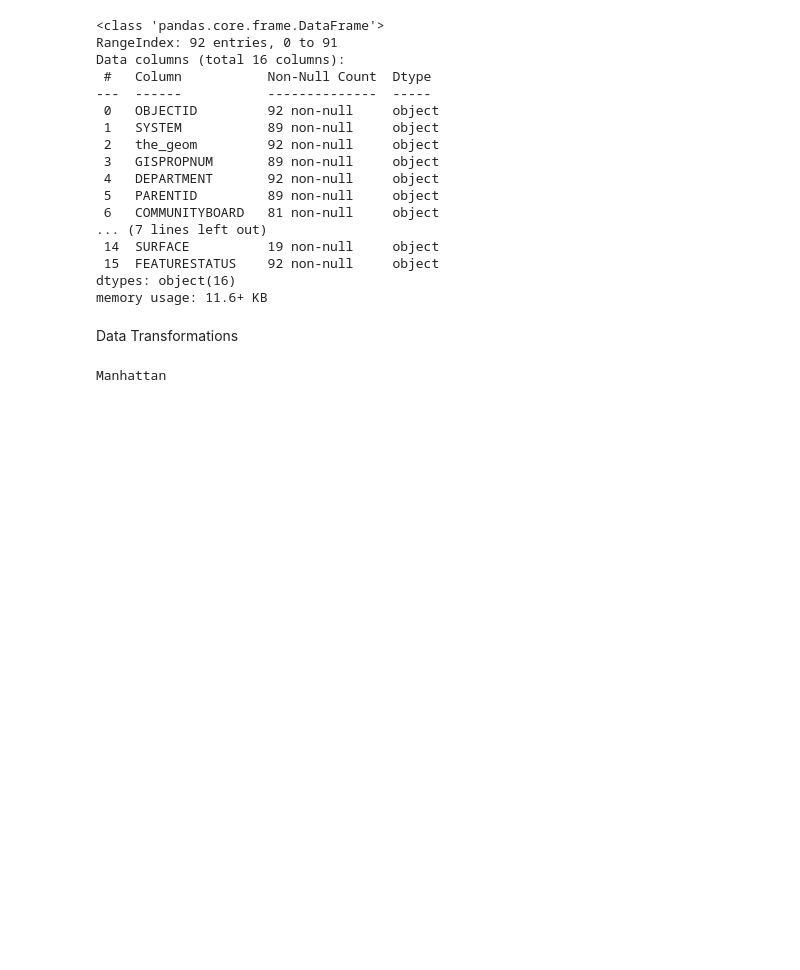
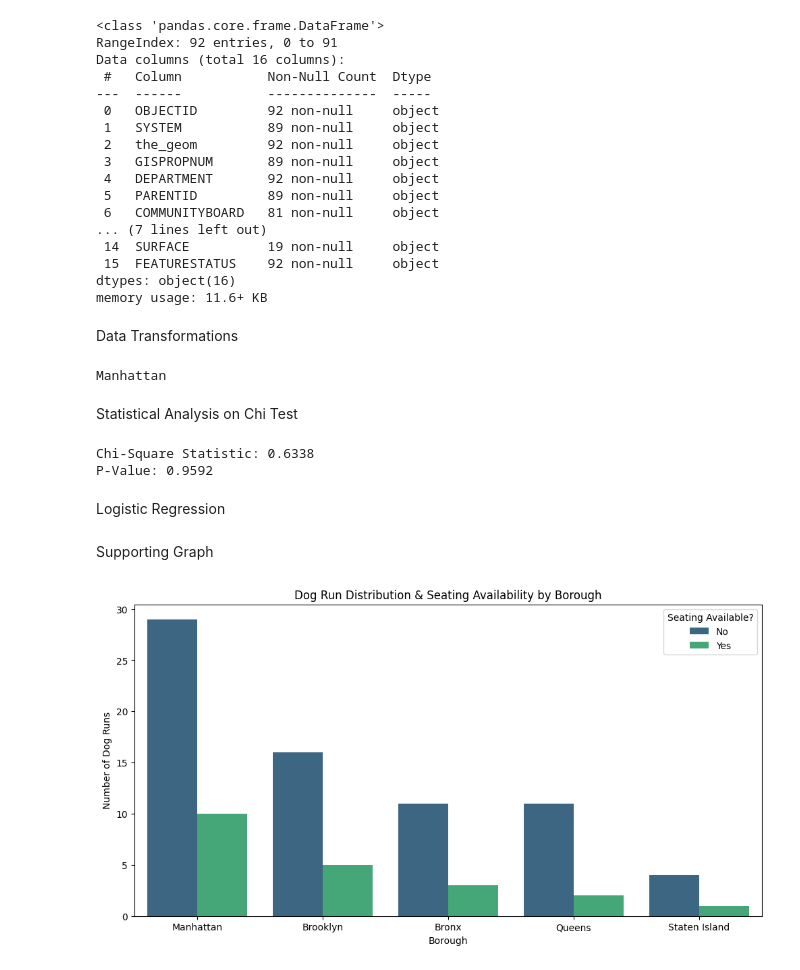
Before and after one commit to OlenaM32/CapstoneProject, a Jupyter notebook: Dog_Parks.ipynb, the cells around one changed output. Cells and saved outputs as stored; diff of their text form; code cells hidden in the pictures; blank space fills up the shorter version.

```diff
--- a/Dog_Parks.ipynb
+++ b/Dog_Parks.ipynb
@@ -71,3 +71,19 @@ df['has_seating_binary'] = df['seating_clean'].map({'Yes': 1, 'No': 0})
 print(standardize_borough('M'))
 # %% [output]
 Manhattan
+# %% [markdown]
+Statistical Analysis on Chi Test
+# %%
+# Create a cross-tabulation table
+contingency_table = pd.crosstab(df['borough_name'], df['seating_clean'])
+
+# Perform the Chi-Square test
+chi2, p_value, dof, expected = chi2_contingency(contingency_table)
+
+print(f"Chi-Square Statistic: {chi2:.4f}")
+print(f"P-Value: {p_value:.4f}")
+# %% [output]
+Chi-Square Statistic: 0.6338
+P-Value: 0.9592
+# %% [markdown]
+Logistic Regression
@@ -73,0 +97,13 @@ Manhattan
+# %% [markdown]
+Supporting Graph
+# %%
+plt.figure(figsize=(12, 6))
+sns.countplot(data=df, x='borough_name', hue='seating_clean', palette='viridis')
+
+plt.title('Dog Run Distribution & Seating Availability by Borough')
+plt.xlabel('Borough')
+plt.ylabel('Number of Dog Runs')
+plt.legend(title='Seating Available?')
+plt.show()
+# %% [output]
+[figure, added]
```
Also changed, not shown: parts of 1 cell of this notebook.
